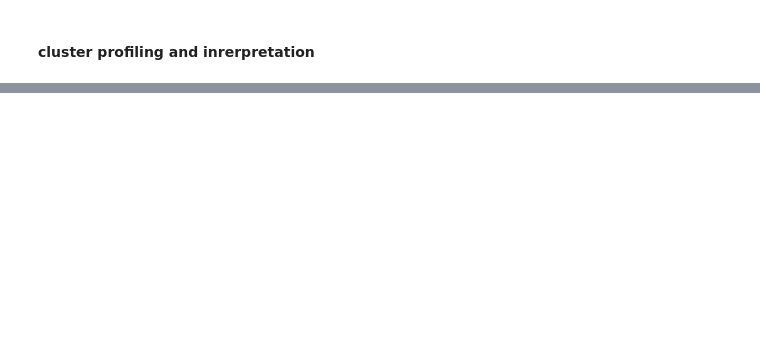
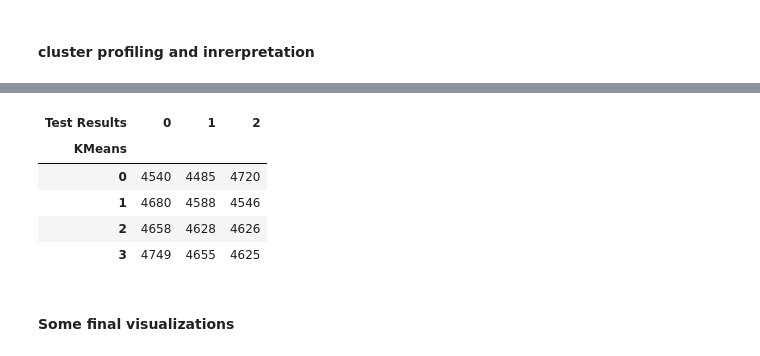
Before and after one commit to sainibunty2309-del/Healthcare-Prediction, a Jupyter notebook: healthcare.ipynb, the cells around one changed output, grey strips where cells are left out. Cells and saved outputs as stored; diff of their text form; code cells hidden in the pictures; blank space fills up the shorter version.

```diff
--- a/healthcare.ipynb
+++ b/healthcare.ipynb
@@ -699,0 +795,15 @@ comparison
+# %%
+# test result distrubution
+
+test = pd.crosstab(df["KMeans"], df["Test Results"])
+
+test
+# %% [output]
+| Test Results | 0 | 1 | 2 |
+| KMeans |  |  |  |
+| 0 | 4540 | 4485 | 4720 |
+| 1 | 4680 | 4588 | 4546 |
+| 2 | 4658 | 4628 | 4626 |
+| 3 | 4749 | 4655 | 4625 |
+# %% [markdown]
+#### Some final visualizations
```
Also changed, not shown: parts of 8 cells of this notebook.
